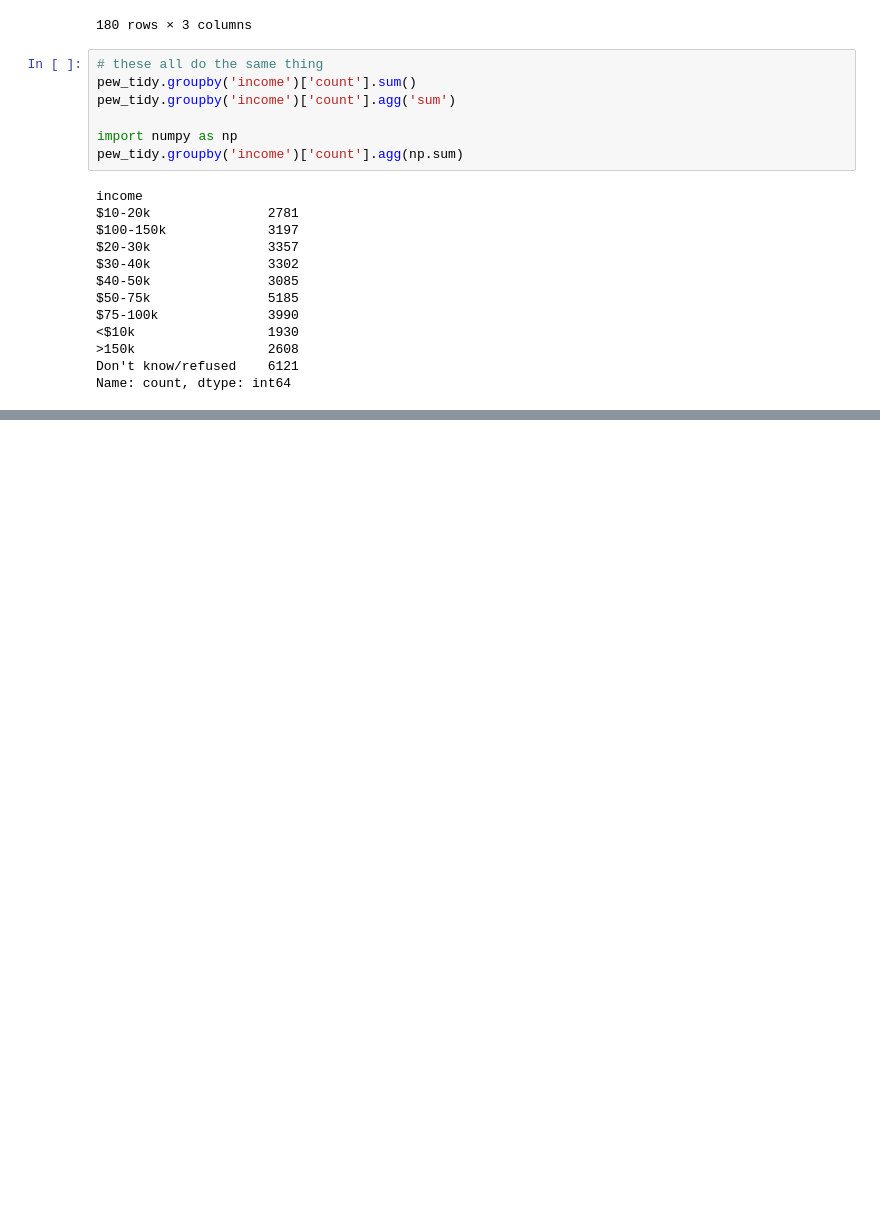
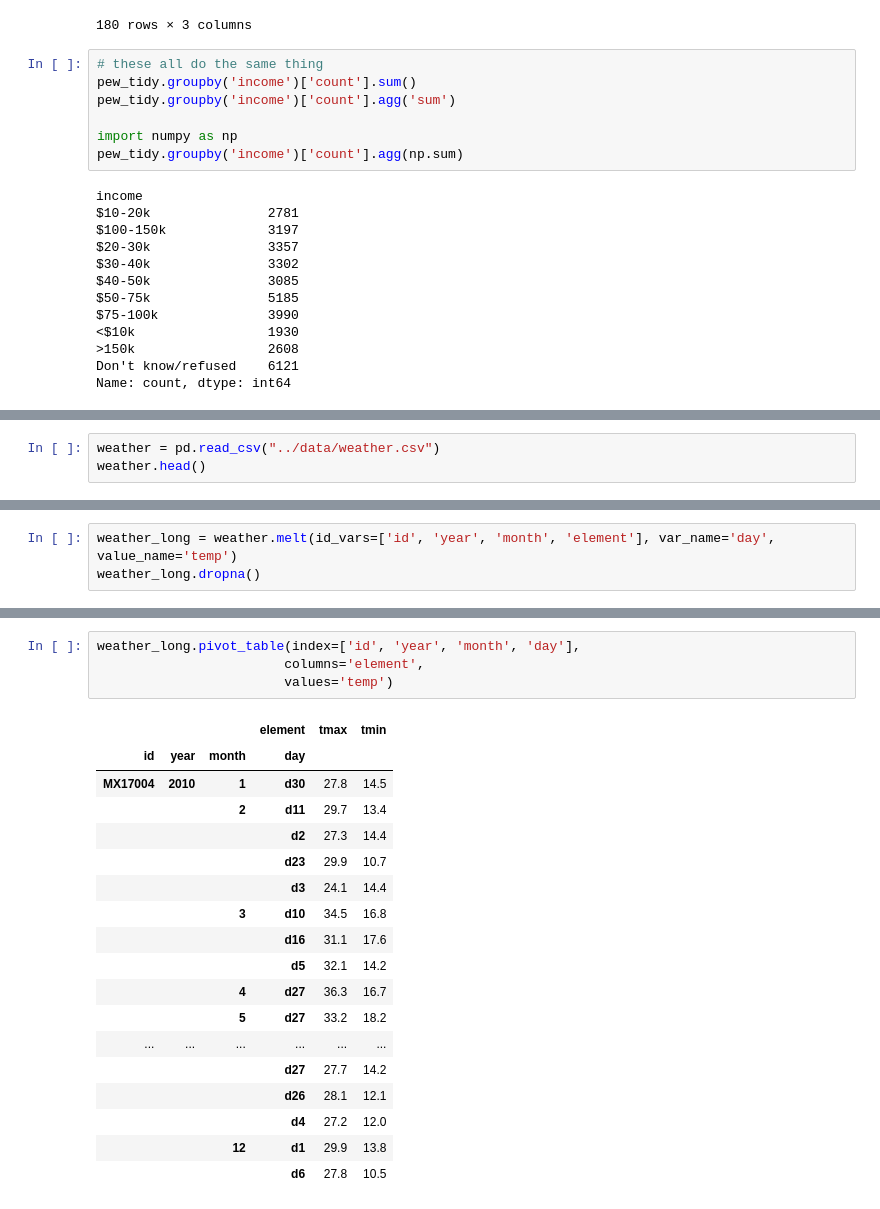
Before and after one commit to chendaniely/scipy-2020-pandas, a Jupyter notebook: class/02-tidy.ipynb, the cells around one changed output, grey strips where cells are left out. Saved outputs shown, nothing was run; the diff lists cells and outputs as text; blank space fills up the shorter version.

Commit message:
tidy data notebook

```diff
--- a/class/02-tidy.ipynb
+++ b/class/02-tidy.ipynb
@@ -72,0 +248,3 @@ billboard =
+# %%
+weather = pd.read_csv("../data/weather.csv")
+weather.head()
@@ -72,0 +259,3 @@ billboard =
+# %%
+weather_long = weather.melt(id_vars=['id', 'year', 'month', 'element'], var_name='day', value_name='temp')
+weather_long.dropna()
@@ -72,0 +276,23 @@ billboard =
+# %%
+weather_long.pivot_table(index=['id', 'year', 'month', 'day'],
+                        columns='element',
+                        values='temp')
+# %% [output]
+|  |  |  | element | tmax | tmin |
+| id | year | month | day |  |  |
+| MX17004 | 2010 | 1 | d30 | 27.8 | 14.5 |
+|  |  | 2 | d11 | 29.7 | 13.4 |
+|  |  |  | d2 | 27.3 | 14.4 |
+|  |  |  | d23 | 29.9 | 10.7 |
+|  |  |  | d3 | 24.1 | 14.4 |
+|  |  | 3 | d10 | 34.5 | 16.8 |
+|  |  |  | d16 | 31.1 | 17.6 |
+|  |  |  | d5 | 32.1 | 14.2 |
+|  |  | 4 | d27 | 36.3 | 16.7 |
+|  |  | 5 | d27 | 33.2 | 18.2 |
+| ... | ... | ... | ... | ... | ... |
+|  |  |  | d27 | 27.7 | 14.2 |
+|  |  |  | d26 | 28.1 | 12.1 |
+|  |  |  | d4 | 27.2 | 12.0 |
+|  |  | 12 | d1 | 29.9 | 13.8 |
+|  |  |  | d6 | 27.8 | 10.5 |
```
Also changed, not shown: parts of 23 cells of this notebook.
